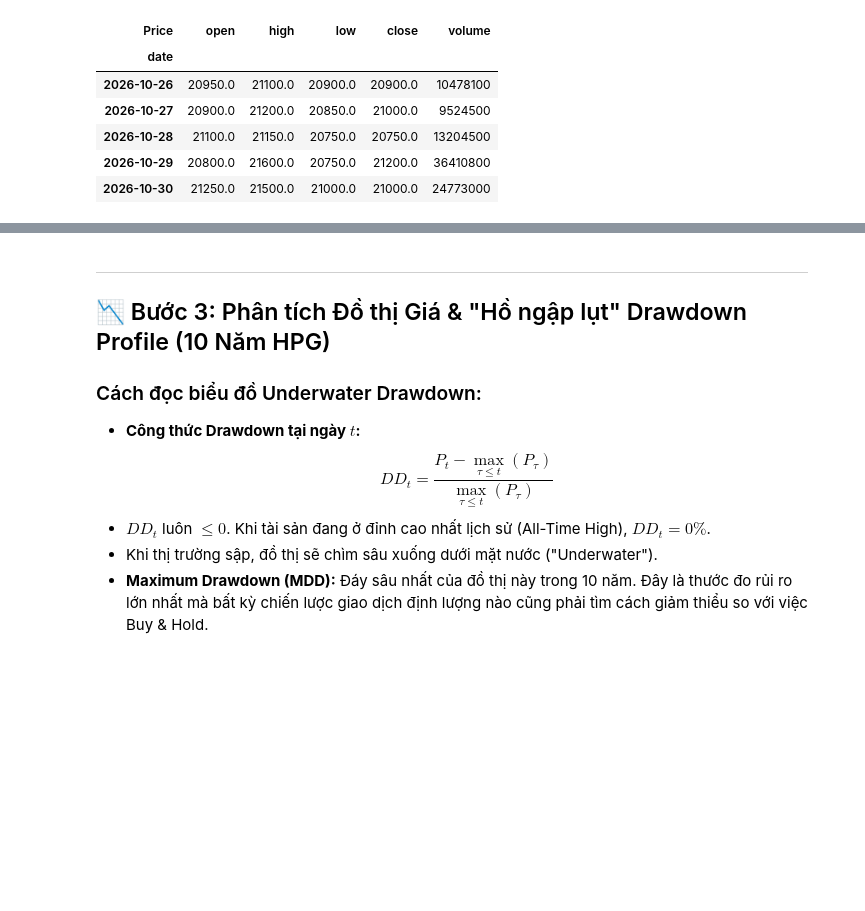
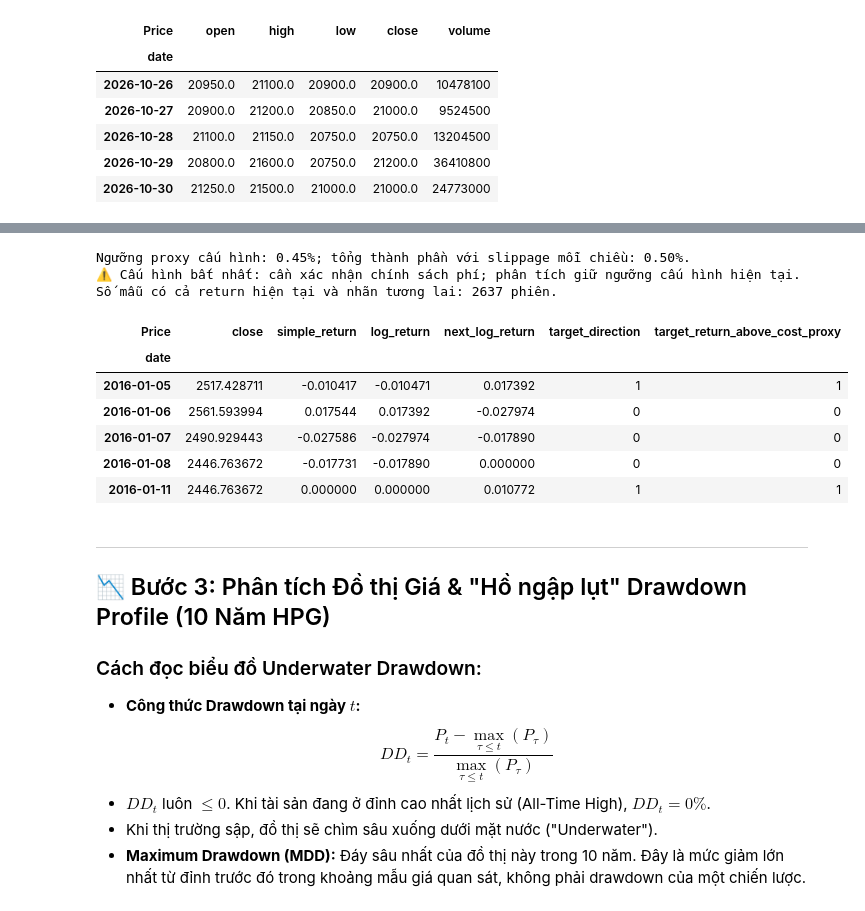
Before and after one commit to QuangCanhCut/stock-ml-backtesting, a Jupyter notebook: notebooks/01_eda_market_stylized_facts.ipynb, the cells around one changed output, grey strips where cells are left out. Drawn from its saved outputs; the diff is of its cells as text; code cells hidden in the pictures; blank space fills up the shorter version.

```diff
--- a/notebooks/01_eda_market_stylized_facts.ipynb
+++ b/notebooks/01_eda_market_stylized_facts.ipynb
@@ -150,3 +98,35 @@ display(df[["close", "simple_return", "log_return", "next_log_return", "target_d
+# %%
+df = df_raw.sort_index().copy()
+assert df.index.is_unique and (df["close"] > 0).all(), "Index phải duy nhất và close dương"
+# Lợi suất chỉ dùng close hiện tại và quá khứ.
+df["simple_return"] = df["close"].pct_change()
+df["log_return"] = np.log(df["close"] / df["close"].shift(1))
+df["next_log_return"] = df["log_return"].shift(-1)
+
+costs = config["market_microstructure"]
+round_trip_cost = costs["round_trip_cost"]
+component_cost = costs["commission_buy"] + costs["commission_sell"] + costs["tax_sell"] + 2 * costs["slippage"]
+print(f"Ngưỡng proxy cấu hình: {round_trip_cost:.2%}; tổng thành phần với slippage mỗi chiều: {component_cost:.2%}.")
+if not np.isclose(round_trip_cost, component_cost):
+    print("⚠️ Cấu hình bất nhất: cần xác nhận chính sách phí; phân tích giữ ngưỡng cấu hình hiện tại.")
+valid_future = df["next_log_return"].notna()
+df["target_direction"] = (df["next_log_return"] > 0).where(valid_future).astype("Int64")
+df["target_return_above_cost_proxy"] = (df["next_log_return"] > round_trip_cost).where(valid_future).astype("Int64")
+assert pd.isna(df["target_direction"].iloc[-1]) and pd.isna(df["target_return_above_cost_proxy"].iloc[-1])
+df = df.dropna(subset=["simple_return", "log_return", "next_log_return", "target_direction", "target_return_above_cost_proxy"]).copy()
+print(f"Số mẫu có cả return hiện tại và nhãn tương lai: {len(df)} phiên.")
+display(df[["close", "simple_return", "log_return", "next_log_return", "target_direction", "target_return_above_cost_proxy"]].head())
+# %% [output]
+Ngưỡng proxy cấu hình: 0.45%; tổng thành phần với slippage mỗi chiều: 0.50%.
+⚠️ Cấu hình bất nhất: cần xác nhận chính sách phí; phân tích giữ ngưỡng cấu hình hiện tại.
+Số mẫu có cả return hiện tại và nhãn tương lai: 2637 phiên.
+| Price | close | simple_return | log_return | next_log_return | target_direction | target_return_above_cost_proxy |
+| date |  |  |  |  |  |  |
+| 2016-01-05 | 2517.428711 | -0.010417 | -0.010471 | 0.017392 | 1 | 1 |
+| 2016-01-06 | 2561.593994 | 0.017544 | 0.017392 | -0.027974 | 0 | 0 |
+| 2016-01-07 | 2490.929443 | -0.027586 | -0.027974 | -0.017890 | 0 | 0 |
+| 2016-01-08 | 2446.763672 | -0.017731 | -0.017890 | 0.000000 | 0 | 0 |
+| 2016-01-11 | 2446.763672 | 0.000000 | 0.000000 | 0.010772 | 1 | 1 |
 # %% [markdown]
 ---
 ## 📉 Bước 3: Phân tích Đồ thị Giá & "Hồ ngập lụt" Drawdown Profile (10 Năm HPG)
@@ -156,7 +136,7 @@ display(df[["close", "simple_return", "log_return", "next_log_return", "target_d
   $$DD_t = \frac{P_t - \max_{\tau \le t}(P_\tau)}{\max_{\tau \le t}(P_\tau)}$$
 * $DD_t$ luôn $\le 0$. Khi tài sản đang ở đỉnh cao nhất lịch sử (All-Time High), $DD_t = 0\%$.
 * Khi thị trường sập, đồ thị sẽ chìm sâu xuống dưới mặt nước ("Underwater").
-* **Maximum Drawdown (MDD):** Đáy sâu nhất của đồ thị này trong 10 năm. Đây là thước đo rủi ro lớn nhất mà bất kỳ chiến lược giao dịch định lượng nào cũng phải tìm cách giảm thiểu so với việc Buy & Hold.
+* **Maximum Drawdown (MDD):** Đáy sâu nhất của đồ thị này trong 10 năm. Đây là mức giảm lớn nhất từ đỉnh trước đó trong khoảng mẫu giá quan sát, không phải drawdown của một chiến lược.
 # %%
 fig, axes = plt.subplots(2, 1, figsize=(14, 9), sharex=True, gridspec_kw={'height_ratios': [2, 1.2]})
 
```
Also changed, not shown: parts of 25 cells of this notebook, 32 other files.
